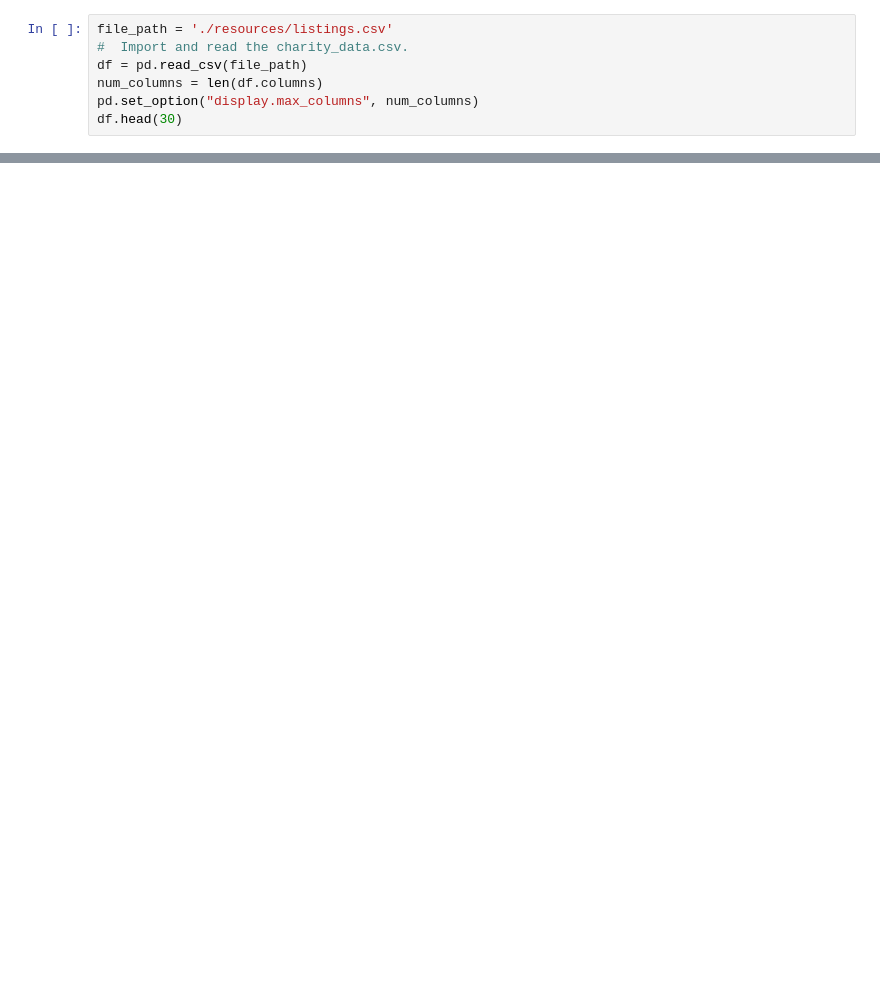
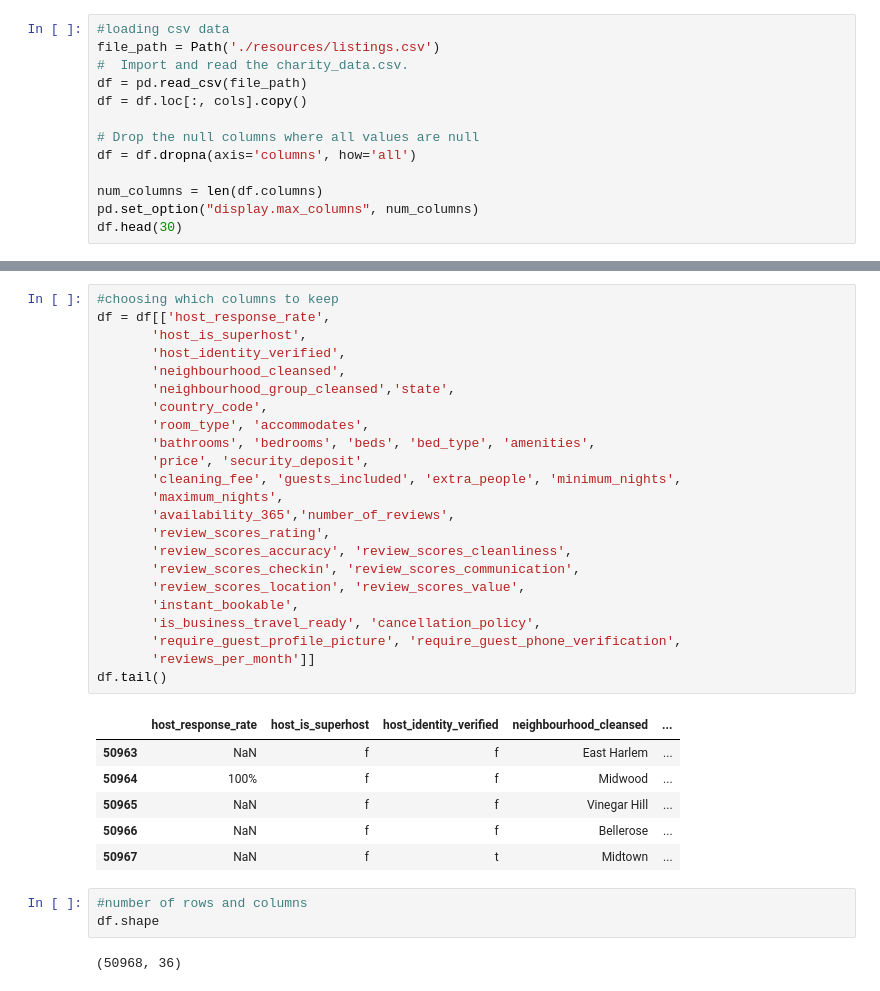
Before and after one commit to AValenti12/Capstone-Project, a Jupyter notebook: anna_capstone_work/cleaning_airbnb_data.ipynb, the cells around one changed output, grey strips where cells are left out. Cells and saved outputs as stored; diff of their text form; blank space fills up the shorter version.

Commit message:
saving ipynb files and updating data with cleaned version

```diff
--- a/anna_capstone_work/cleaning_airbnb_data.ipynb
+++ b/anna_capstone_work/cleaning_airbnb_data.ipynb
@@ -5,7 +38,13 @@ import matplotlib.pyplot as plt
 # %%
-file_path = './resources/listings.csv'
+#loading csv data
+file_path = Path('./resources/listings.csv')
 #  Import and read the charity_data.csv.
 df = pd.read_csv(file_path)
+df = df.loc[:, cols].copy()
+
+# Drop the null columns where all values are null
+df = df.dropna(axis='columns', how='all')
+
 num_columns = len(df.columns)
 pd.set_option("display.max_columns", num_columns)
 df.head(30)
@@ -29,0 +95,35 @@ df.head(30)
+# %%
+#choosing which columns to keep
+df = df[['host_response_rate',
+       'host_is_superhost',
+       'host_identity_verified',
+       'neighbourhood_cleansed',
+       'neighbourhood_group_cleansed','state',
+       'country_code',
+       'room_type', 'accommodates',
+       'bathrooms', 'bedrooms', 'beds', 'bed_type', 'amenities',
+       'price', 'security_deposit',
+       'cleaning_fee', 'guests_included', 'extra_people', 'minimum_nights',
+       'maximum_nights',
+       'availability_365','number_of_reviews',
+       'review_scores_rating',
+       'review_scores_accuracy', 'review_scores_cleanliness',
+       'review_scores_checkin', 'review_scores_communication',
+       'review_scores_location', 'review_scores_value',
+       'instant_bookable',
+       'is_business_travel_ready', 'cancellation_policy',
+       'require_guest_profile_picture', 'require_guest_phone_verification',
+       'reviews_per_month']]
+df.tail()
+# %% [output]
+|  | host_response_rate | host_is_superhost | host_identity_verified | neighbourhood_cleansed | ... |
+| 50963 | NaN | f | f | East Harlem | ... |
+| 50964 | 100% | f | f | Midwood | ... |
+| 50965 | NaN | f | f | Vinegar Hill | ... |
+| 50966 | NaN | f | f | Bellerose | ... |
+| 50967 | NaN | f | t | Midtown | ... |
+# %%
+#number of rows and columns
+df.shape
+# %% [output]
+(50968, 36)
```
Also changed, not shown: parts of 16 cells of this notebook, 4 other files.
